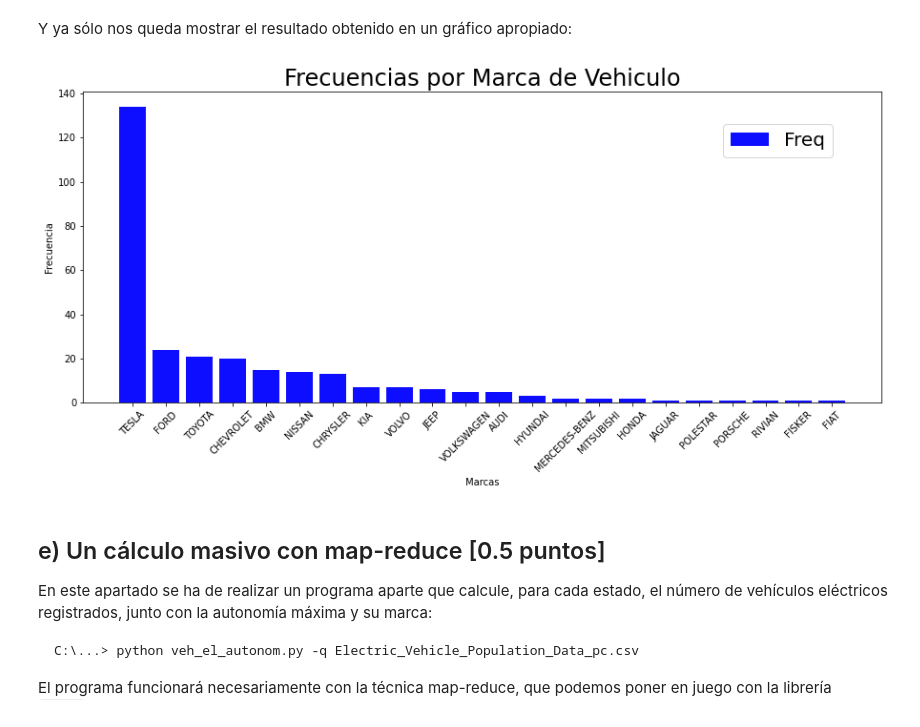
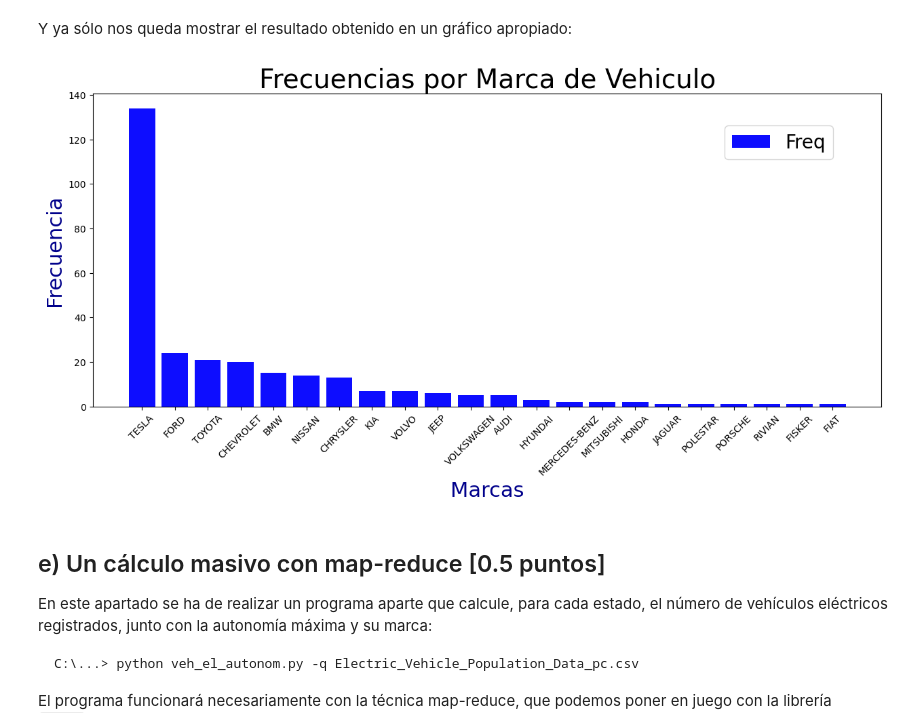
Before and after one commit to SkarlethFlores/ElectricCars_Python, a Jupyter notebook: electric_cars_v2_SkarlethMMF.ipynb, the cells around one changed output. Drawn from its saved outputs; the diff is of its cells as text; code cells hidden in the pictures.

```diff
--- a/electric_cars_v2_SkarlethMMF.ipynb
+++ b/electric_cars_v2_SkarlethMMF.ipynb
@@ -212,6 +213,9 @@ Pero cuidado: si la cadena fuera una lista vacía u otra cadena con un formato d
 # Esta celda debe ser completada por el estudiante.
 def coords(cadena):
     """
+    Recibe una cadena con formato: 'POINT (-xx.xxxxx yy.yyyyy)'
+    Retorna un par ordenado  '(-xx.xxxxx, yy.yyyyy)'
+    Excepcion: para 'nan' o cadenas vacias retorna '(-1, -1)'
     """
     punto = (-1,-1)
     if (str(cadena) =='nan') or len(cadena)<1:
@@ -648,11 +622,11 @@ La primera operación que necesitamos es cargar el archivo de datos en una tabla
 # %%
 # Esta celda debe ser completada por el estudiante.
 def cargar_dataframe(DatosPunComas):
-
+    """
+    Esta funcion lee el archivo 'DatosPunComas' y lo asigna a un
+    pandas dataFrame.
+    Retorna el dataframe.
+    """
     data = pd.read_csv(DatosPunComas, sep =';')
 
     return data
-
-tabla_pre = cargar_dataframe(DatosPunComas)
-
-tabla_pre
@@ -919,25 +800,24 @@ Y ya sólo nos queda mostrar el resultado obtenido en un gráfico apropiado:
 # %%
 # Esta celda debe ser completada por el estudiante.
 
 
 plt.figure(figsize=(15,6))
-#plt.xticks(y_pos, objects)
 
-plt.title('Frecuencias por Marca de Vehiculo', { 'fontsize':24, 'color':'black'})
-plt.ylabel('Frecuencia')
-plt.xlabel('Marcas')
+plt.title('Frecuencias por Marca de Vehiculo', { 'fontsize':28, 'color':'black'})
+plt.ylabel('Frecuencia', { 'fontsize':22, 'color':'darkblue'})
+plt.xlabel('Marcas',{ 'fontsize':22, 'color':'darkblue'})
 plt.grid(False)
 plt.xscale('linear')
 x_pos = np.arange(len(tabla_freqs.Marca,))
 x_labels = [str(i) for i in tabla_freqs.Marca]
 plt.bar( x_pos, tabla_freqs.Freq, align='center', color='b',alpha=0.95, label='Freq')
 plt.xticks( x_pos, x_labels, rotation=45)
 plt.legend( bbox_to_anchor=(0.80, 0.90), loc='upper left',
            borderaxespad=0.05, fontsize= 20)
 
 plt.show()
 # %% [output]
-[figure, old version]
+[figure, new version]
 # %% [markdown]
 ## e) Un cálculo masivo con map-reduce [0.5 puntos]
 
```
Also changed, not shown: parts of 41 cells of this notebook, 3 other files.
